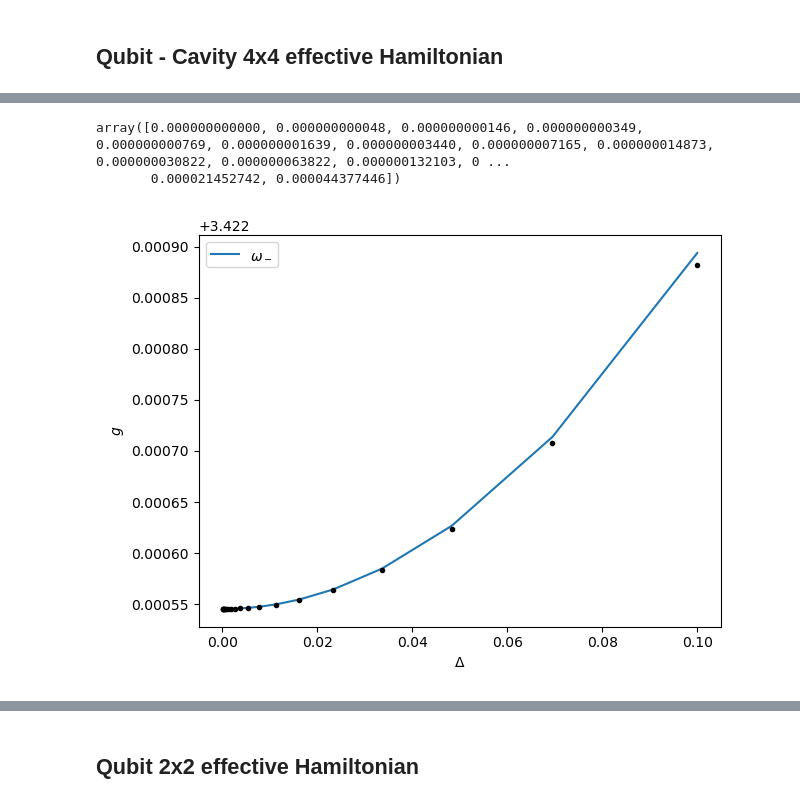
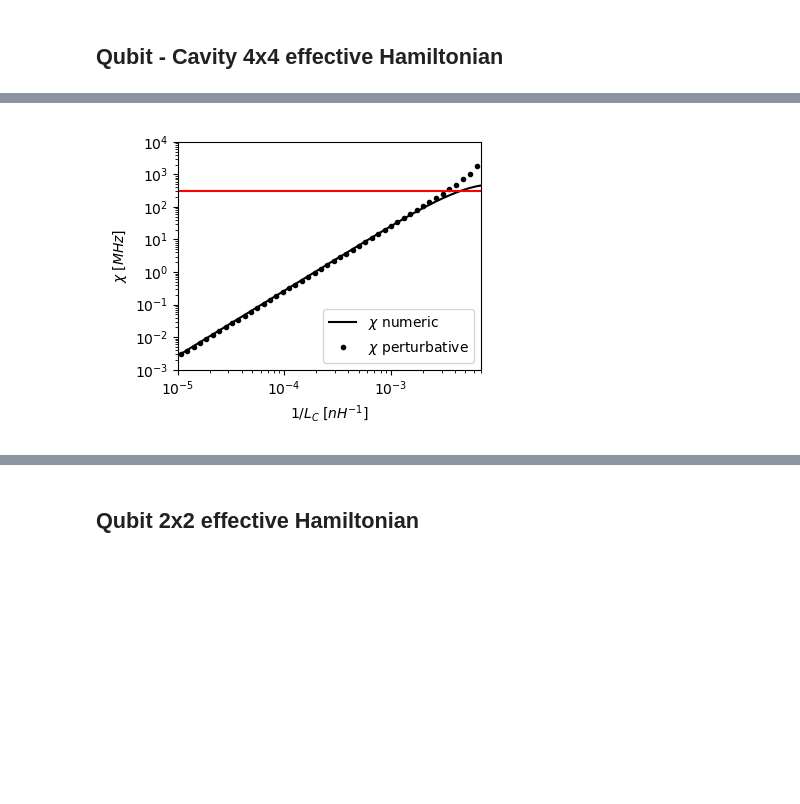
Before and after one commit to GabrielJauma/tunable-capacitive-coupling-flux-qubits, a Jupyter notebook: uni_cell/unit_cell_effective_hamiltonians.ipynb, the cells around one changed output, grey strips where cells are left out. Cells and saved outputs as stored; diff of their text form; code cells hidden in the pictures; blank space fills up the shorter version.

```diff
--- a/uni_cell/unit_cell_effective_hamiltonians.ipynb
+++ b/uni_cell/unit_cell_effective_hamiltonians.ipynb
@@ -29,9 +29,9 @@ e0   = 1.602e-19
 Φ_0 = h/(2*e0)
 # %%
 n_eig  = 5
-n_plot = 20
+n_plot = 100
 param_name = '\\Delta'
-param_values = np.geomspace(1e-4, 1e-1, n_plot)
+param_values = np.geomspace(1e-5, 8, n_plot)
 Δ_values = param_values
 
 N_elements = 2
@@ -59,6 +59,8 @@ g_xx_pert  = np.zeros(len(Δ_values))
 g_zz_pert  = np.zeros(len(Δ_values))
 g_yy_pert  = np.zeros(len(Δ_values))
 X          = np.zeros(len(Δ_values))
+E_low_vs_Δ = np.zeros([len(Δ_values),4])
+
 
 for i, Δ in enumerate(Δ_values):
     C_F_eff, C_R_eff = sq_ext.C_CJ_Csh_to_CF_CR_eff(C, CJ, Csh)
@@ -92,6 +94,7 @@ for i, Δ in enumerate(Δ_values):
     subspace_indices = sq_ext.find_close_indices(E_0_ψ_0_low,E_0)
     ψ_low = ψ[subspace_indices]
     E_low = E[subspace_indices]
+    E_low_vs_Δ[i] = E_low
 
     H_eff_SWT = sq_ext.H_eff_SWT_large(ψ_0_low, ψ_low, E_low, remove_ground=True)
 
@@ -115,7 +118,8 @@ for i, Δ in enumerate(Δ_values):
                     Φ_r[1,2]**2 * Φ_f[0,1]**2/(omega_f-omega_r) +
                     Φ_r[0,1]**2 * Φ_f[1,2]**2/(omega_r-omega_f2)
                      )/ (2*np.pi*GHz)**2) / 4
-    X[i] = g_zz_pert[i] + g_xx_pert[i]**2 * ((omega_f-omega_r)**-1 + (omega_f+omega_r)**-1)
+    # X[i] = +g_zz_pert[i] + g_xx_pert[i]**2 * ((omega_f-omega_r)**-1 + (omega_f+omega_r)**-1)
+    X[i] =  -2*g_zz_pert[i] + g_xx_pert[i]**2 * ((omega_f-omega_r)**-1 + (omega_f+omega_r)**-1)
     ω_f_0[i] = omega_f
     ω_r_0[i] = omega_r
 
@@ -184,30 +190,46 @@ fig.show()
-# %%
-omega_q
-# %% [output]
-array([0.000000000000, 0.000000000048, 0.000000000146, 0.000000000349, 0.000000000769, 0.000000001639, 0.000000003440, 0.000000007165, 0.000000014873, 0.000000030822, 0.000000063822, 0.000000132103, 0 ...
-       0.000021452742, 0.000044377446])
 # %%
-fig, ax = plt.subplots()
+fig, ax = plt.subplots(figsize =np.array([5,4])*0.8, dpi=100)
 
-omega_f = 2 * np.abs(Pauli[:, -1, 0])
-omega_r = 2 * np.abs(Pauli[:, 0,-1])
+σzI_q = np.abs(Pauli[:, -1, 0])
+Iσz_r = np.abs(Pauli[:, 0,-1])
 
-ax.plot(Δ_values, omega_f, label='$\omega_-$')
-ax.plot(Δ_values, ω_f_0  - X, '.k')
+E_00 = E_low_vs_Δ[:,0]
+E_01 = E_low_vs_Δ[:,1]
+E_10 = E_low_vs_Δ[:,2]
+E_11 = E_low_vs_Δ[:,3]
 
-# ax.plot(Δ_values, omega_r, label='$\omega_-$')
-# ax.plot(Δ_values, ω_r_0 -X/2  , '.r')
+X_energies = (E_10-E_00) - (E_11-E_01)
+# X =  -2*Pauli[:,3,3] + Pauli[:,1,1]**2 * ((ω_f_0-ω_r_0)**-1 + (ω_f_0+ω_r_0)**-1)
+# X = Pauli[:,1,1]**2 * ((ω_f_0-ω_r_0)**-1 + (ω_f_0+ω_r_0)**-1)
+
+ax.plot(L_C_eff_values**-1, np.abs(X_energies)*1e3,'k', label='$\chi$ numeric')
+ax.plot(L_C_eff_values**-1, np.abs(X)*1e3,'.k', label='$\chi$ perturbative')
+# ax.plot(L_C_eff_values**-1, np.abs(X/X_energies),'.k', label='$\chi$, analytic')
+
+# ax.plot(L_C_eff_values**-1, (σzI_q-σzI_q[0]) * 1e3, label='$\sigma_z\otimes I$', color=colors[1])
+# ax.plot(L_C_eff_values**-1, (Iσz_r-Iσz_r[0]) * 1e3, label='$I \otimes \sigma_z$', color=colors[1])
+
+# ax.plot(L_C_eff_values**-1, (ω_f_0-ω_f_0[0] - X+X[0]) * 1e3, '.', color=colors[0])
+
+# ax.plot(L_C_eff_values**-1, (omega_r-omega_r[0]) * 1e3, label='$\omega_+$', color=colors[1])
+# ax.plot(L_C_eff_values**-1, (ω_r_0-ω_r_0[0] -X/2 +X[0]/2) * 1e3 , '.', color=colors[1])
 
 
-# ax.set_yscale('log')
-# ax.set_xscale('log')
-# ax.set_ylim([1e-6,1e0])
-# ax.set_xlim([1e-3,2])
-ax.set_ylabel('$g$')
-ax.set_xlabel('$\Delta$')
-ax.legend()
+# ax.plot(L_C_eff_values**-1, (omega_r- omega_f) * 1e3 , '.', color=colors[1])
+
+ax.hlines(300, 1e-5,7e-3, 'r')
+
+
+ax.set_yscale('log')
+ax.set_xscale('log')
+ax.set_ylim([1e-3,1e4])
+ax.set_xlim([1e-5,7e-3])
+ax.set_ylabel('$\chi\; [MHz]$')
+ax.set_xlabel('$1/L_C \; [nH^{-1}]$')
+ax.legend(loc=4)
 
 fig.tight_layout()
+figs.export('chi_vs_Lc.pdf', fig)
 fig.show()
 # %% [output]
-[figure, old version]
+[figure, new version]
```
Also changed, not shown: parts of 9 cells of this notebook, 2 other files.
